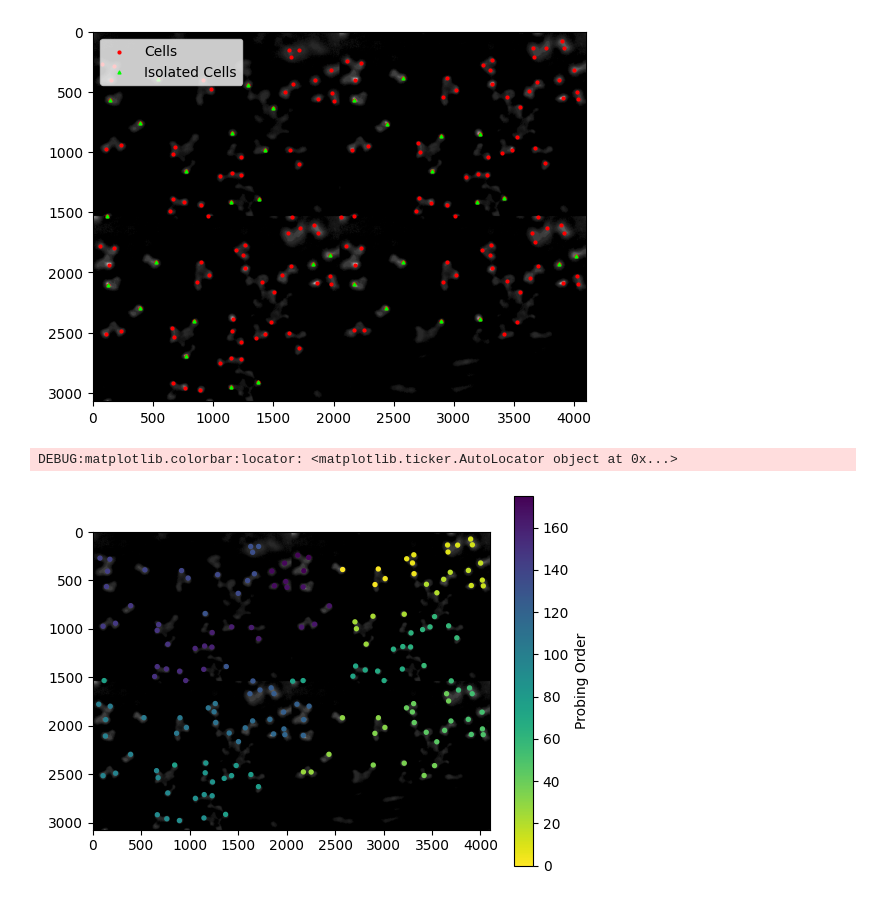
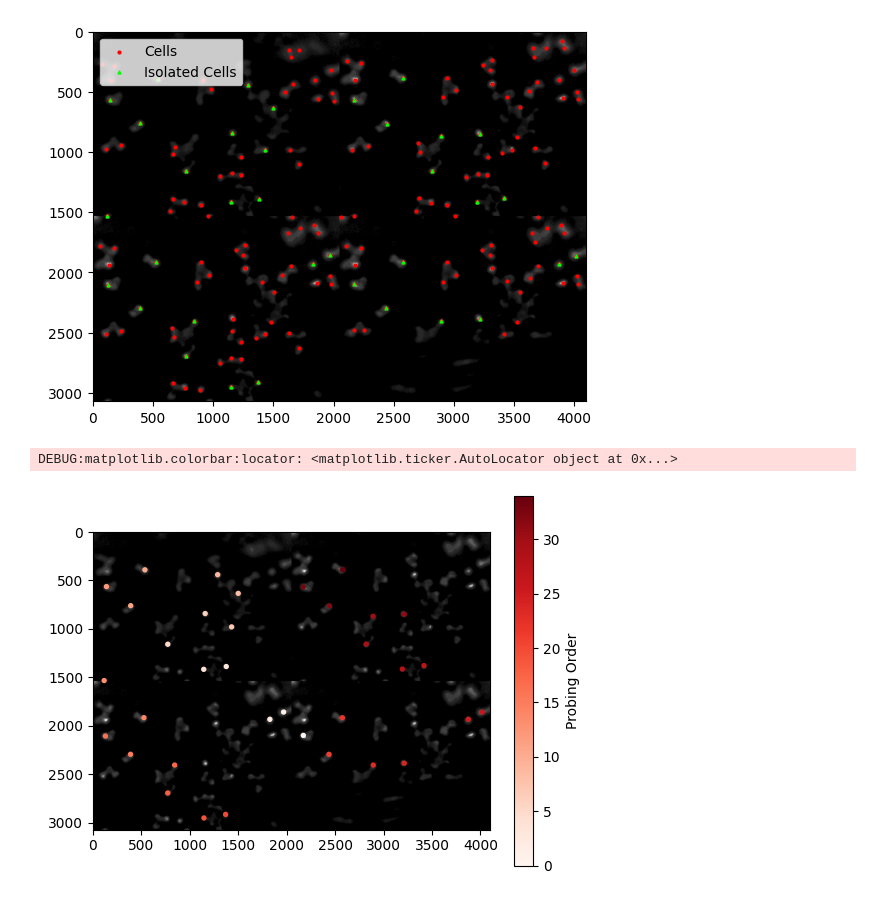
Before and after one commit to Syed47/AutoRaman, a Jupyter notebook: Raman Automation.ipynb, the cells around one changed output. Drawn from its saved outputs; the diff is of its cells as text; code cells hidden in the pictures.

Commit message:
bug fixed in probing order script

```diff
--- a/Raman Automation.ipynb
+++ b/Raman Automation.ipynb
@@ -273,33 +291,33 @@ def cell_probe_order_nn(core:Core=None, path:str="", cell_xy:list=[]) -> None:
         minDistance = float('inf')
         minIndex = -1
         for j in range(n_cells):
             if not isVisited[j]:
                 distance = np.sqrt((test_cell_x - cell_xy[j, 0])**2 + (test_cell_y - cell_xy[j, 1])**2)
                 if distance < minDistance:
                     minDistance = distance
                     minIndex = j
         nn_cells[i] = cell_xy[minIndex]
         isVisited[minIndex] = True
         test_cell_x, test_cell_y = cell_xy[minIndex]
 
     return nn_cells
 
 # plotting probing order
 import matplotlib.colors as mcolors
 
-cell_xy = cell_probe_order_nn(cell_xy=cells)
+cell_xy = cell_probe_order_nn(cell_xy=cell_filtered)
 x_coords, y_coords = zip(*cell_xy)
-cmap = plt.get_cmap('viridis').reversed()
+cmap = plt.get_cmap('Reds')#.reversed()
 norm = mcolors.Normalize(vmin=0, vmax=len(cell_xy)-1)
 colors = cmap(norm(np.arange(len(cell_xy))))
 fig, ax = plt.subplots()
 im = ax.imshow(image, cmap='gray')
 scatter = ax.scatter(y_coords, x_coords, c=np.arange(len(cell_xy)), cmap=cmap, norm=norm, s=8)
 sm = plt.cm.ScalarMappable(cmap=cmap, norm=norm)
 sm.set_array([])
 cbar = plt.colorbar(sm, ax=ax)
 cbar.set_label('Probing Order')
 plt.show()
 # %% [output]
 DEBUG:matplotlib.colorbar:locator: <matplotlib.ticker.AutoLocator object at 0x...>
-[figure, old version]
+[figure, new version]
```
Also changed, not shown: parts of 4 cells of this notebook.
